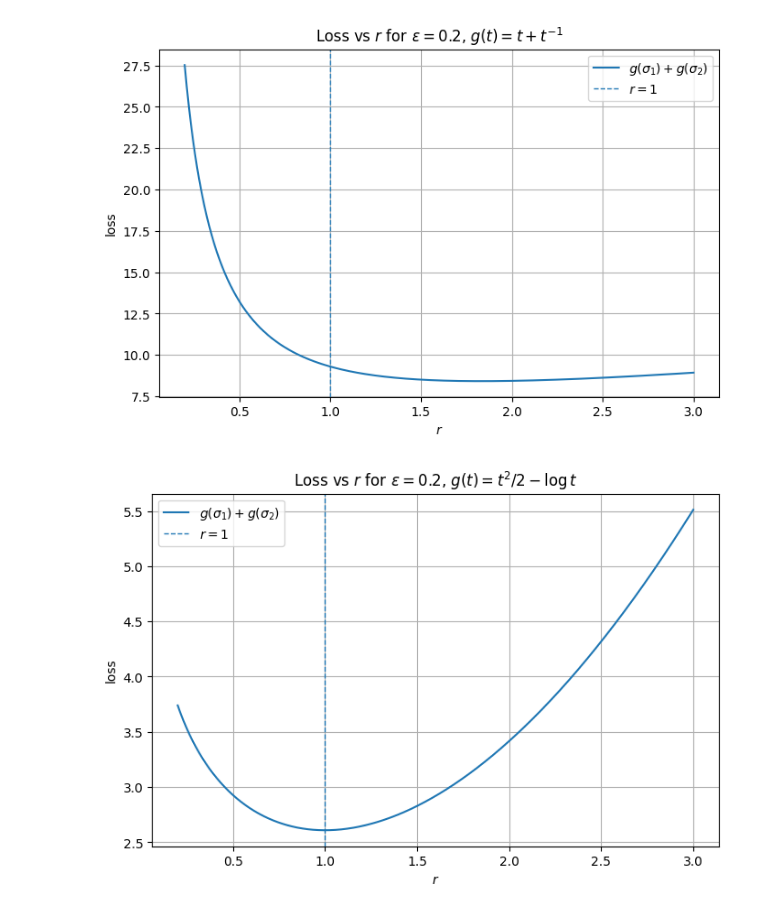
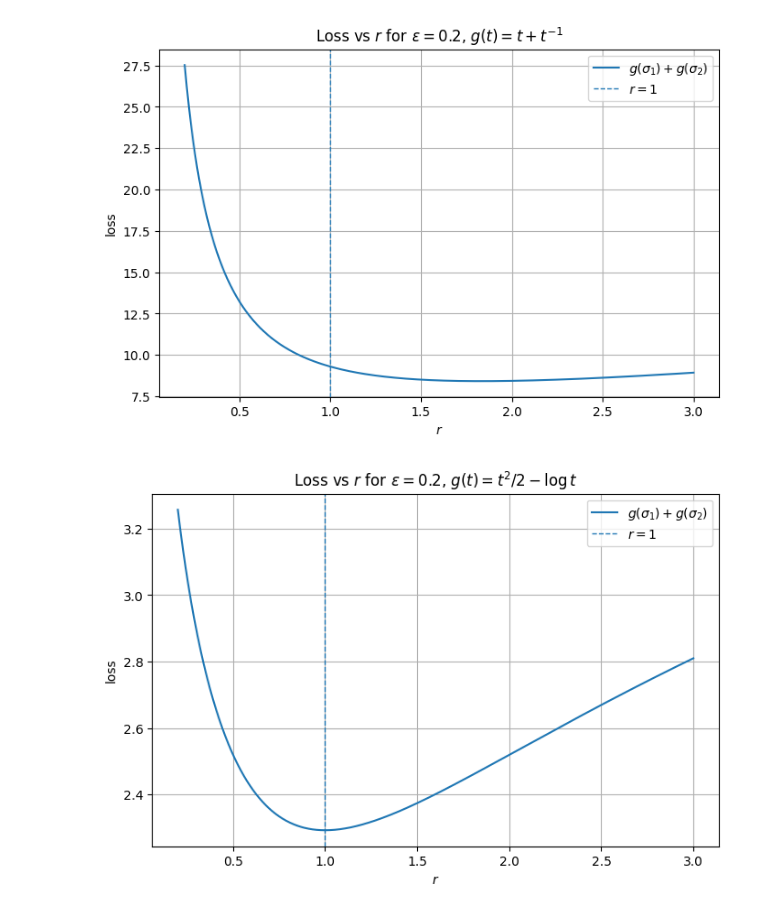
Before and after one commit to sjkoelle/isometry-pursuit, a Jupyter notebook: Untitled2.ipynb, the cells around one changed output. Drawn from its saved outputs; the diff is of its cells as text; code cells hidden in the pictures.

```diff
--- a/Untitled2.ipynb
+++ b/Untitled2.ipynb
@@ -97,29 +97,30 @@ plt.show()
 # %%
 import numpy as np
 import matplotlib.pyplot as plt
 
 eps = 0.2
 r = np.linspace(0.2, 3.0, 1000)
 
 Delta = np.sqrt((1 + r**2)**2 - 4 * eps**2 * r**2)
 
 sigma1 = np.sqrt((1 + r**2 + Delta) / 2)
 sigma2 = np.sqrt((1 + r**2 - Delta) / 2)
 
 def g(t):
-    return 0.5 * t**2 - np.log(t)
+    return np.abs(np.log(t))
+    # return 0.5 * t**2 - np.log(t)
 
 loss = g(sigma1) + g(sigma2)
 
 plt.figure(figsize=(8, 5))
 plt.plot(r, loss, label=r"$g(\sigma_1)+g(\sigma_2)$")
 plt.axvline(1, linestyle="--", linewidth=1, label=r"$r=1$")
 
 plt.xlabel(r"$r$")
 plt.ylabel("loss")
 plt.title(r"Loss vs $r$ for $\epsilon=0.2$, $g(t)=t^2/2-\log t$")
 plt.legend()
 plt.grid(True)
 plt.show()
 # %% [output]
-[figure, old version]
+[figure, new version]
```
Also changed, not shown: 17 other files.
